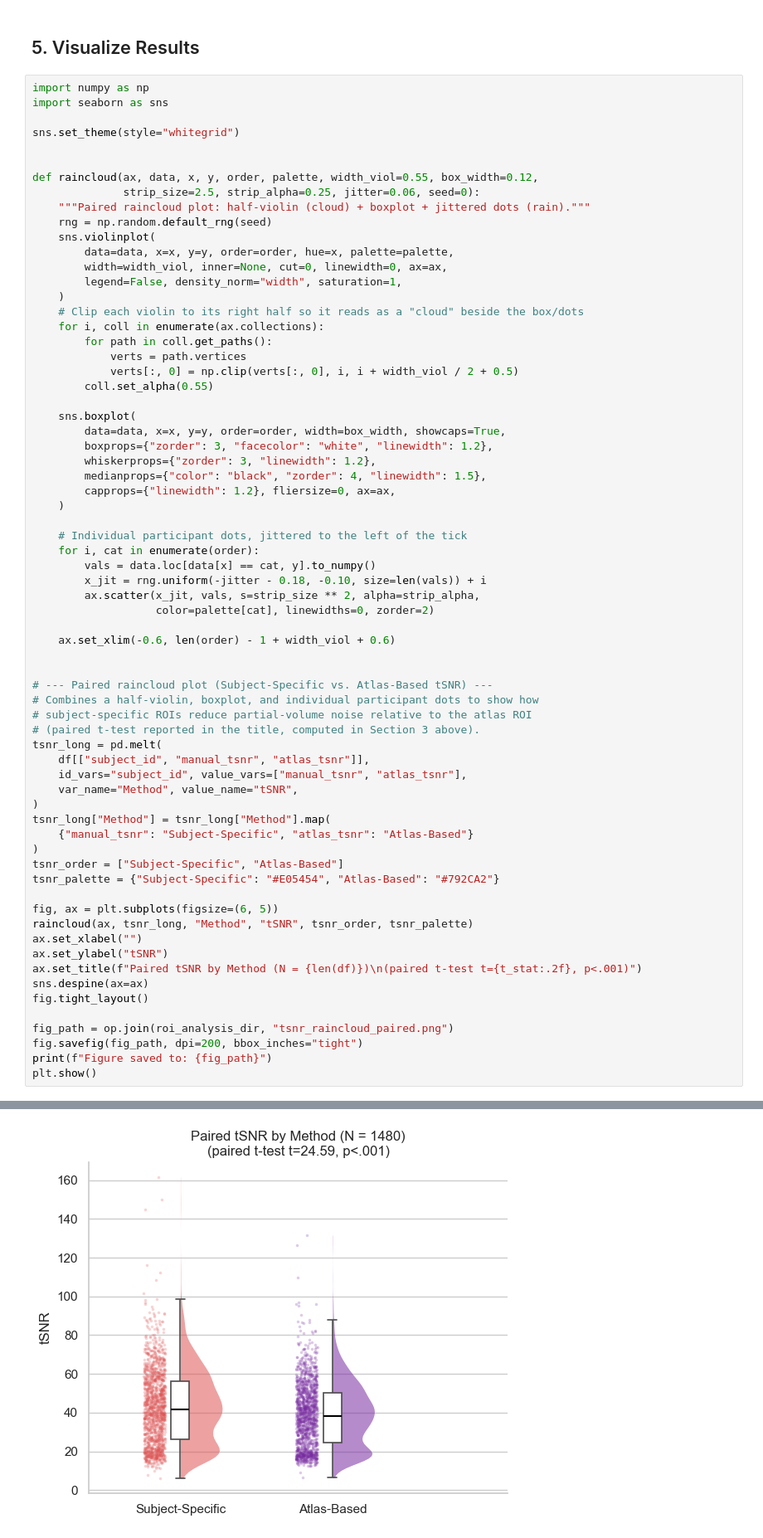
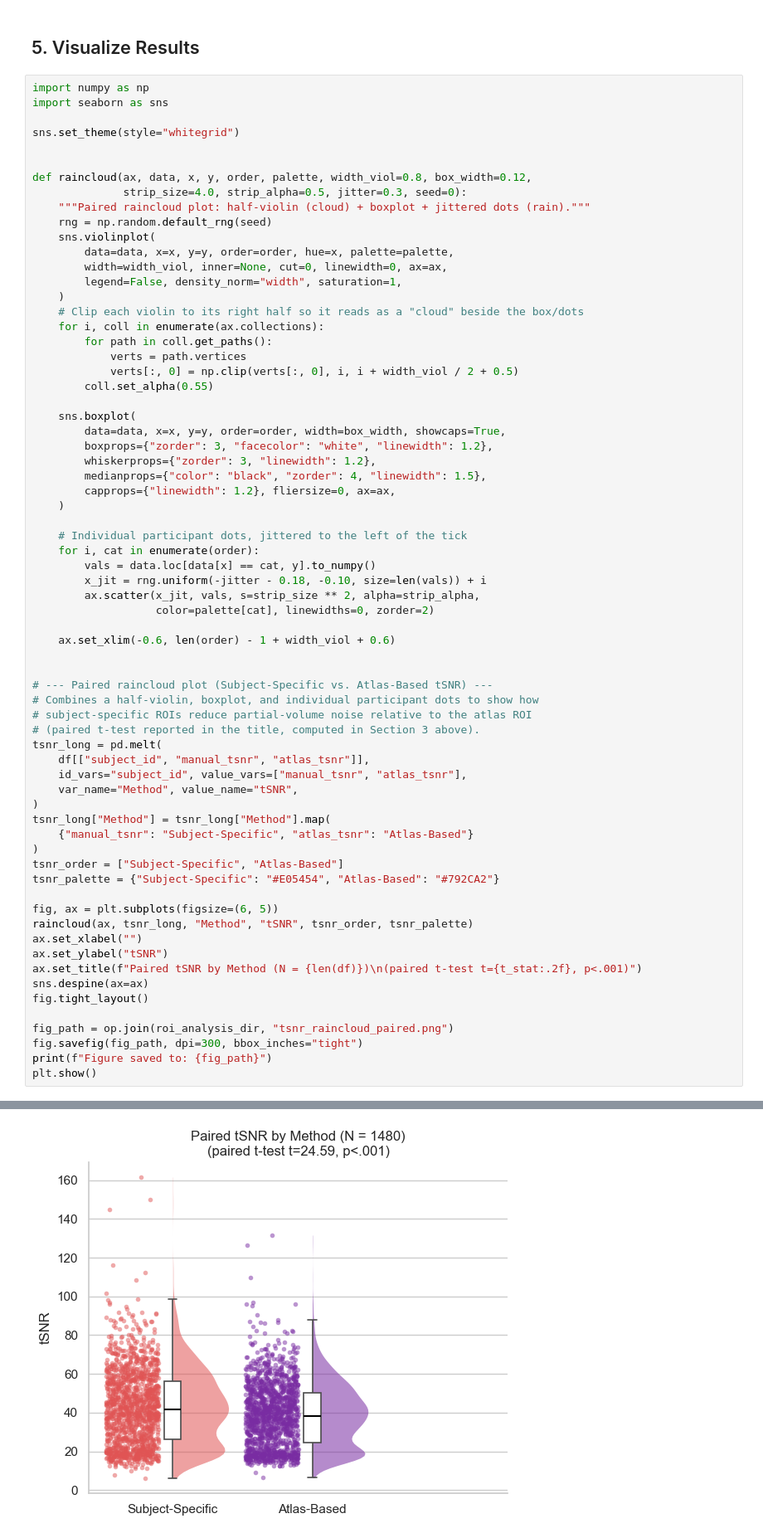
Before and after one commit to chlohamp/habenula-comparison, a Jupyter notebook: 2aii-bold-comp.ipynb, the cells around one changed output, grey strips where cells are left out. Shown at 83% size. Cells and saved outputs as stored; diff of their text form.

Commit message:
update plots

```diff
--- a/2aii-bold-comp.ipynb
+++ b/2aii-bold-comp.ipynb
@@ -202,8 +202,8 @@ import seaborn as sns
 sns.set_theme(style="whitegrid")
 
 
-def raincloud(ax, data, x, y, order, palette, width_viol=0.55, box_width=0.12,
-              strip_size=2.5, strip_alpha=0.25, jitter=0.06, seed=0):
+def raincloud(ax, data, x, y, order, palette, width_viol=0.8, box_width=0.12,
+              strip_size=4.0, strip_alpha=0.5, jitter=0.3, seed=0):
     """Paired raincloud plot: half-violin (cloud) + boxplot + jittered dots (rain)."""
     rng = np.random.default_rng(seed)
     sns.violinplot(
@@ -237,35 +237,35 @@ def raincloud(ax, data, x, y, order, palette, width_viol=0.55, box_width=0.12,
 
 
 # --- Paired raincloud plot (Subject-Specific vs. Atlas-Based tSNR) ---
 # Combines a half-violin, boxplot, and individual participant dots to show how
 # subject-specific ROIs reduce partial-volume noise relative to the atlas ROI
 # (paired t-test reported in the title, computed in Section 3 above).
 tsnr_long = pd.melt(
     df[["subject_id", "manual_tsnr", "atlas_tsnr"]],
     id_vars="subject_id", value_vars=["manual_tsnr", "atlas_tsnr"],
     var_name="Method", value_name="tSNR",
 )
 tsnr_long["Method"] = tsnr_long["Method"].map(
     {"manual_tsnr": "Subject-Specific", "atlas_tsnr": "Atlas-Based"}
 )
 tsnr_order = ["Subject-Specific", "Atlas-Based"]
 tsnr_palette = {"Subject-Specific": "#E05454", "Atlas-Based": "#792CA2"}
 
 fig, ax = plt.subplots(figsize=(6, 5))
 raincloud(ax, tsnr_long, "Method", "tSNR", tsnr_order, tsnr_palette)
 ax.set_xlabel("")
 ax.set_ylabel("tSNR")
 ax.set_title(f"Paired tSNR by Method (N = {len(df)})\n(paired t-test t={t_stat:.2f}, p<.001)")
 sns.despine(ax=ax)
 fig.tight_layout()
 
 fig_path = op.join(roi_analysis_dir, "tsnr_raincloud_paired.png")
-fig.savefig(fig_path, dpi=200, bbox_inches="tight")
+fig.savefig(fig_path, dpi=300, bbox_inches="tight")
 print(f"Figure saved to: {fig_path}")
 plt.show()
 # %% [output]
 Figure saved to: ./dset/derivatives/roi-analysis/tsnr_raincloud_paired.png
-[figure, old version]
+[figure, new version]
 # %%
 # --- Bland-Altman plot (mean of the two methods vs. their difference) ---
 # Standard method-agreement plot - unlike the unity scatter, this puts the difference on its
```
Also changed, not shown: parts of 1 cell of this notebook, 1 other file.
